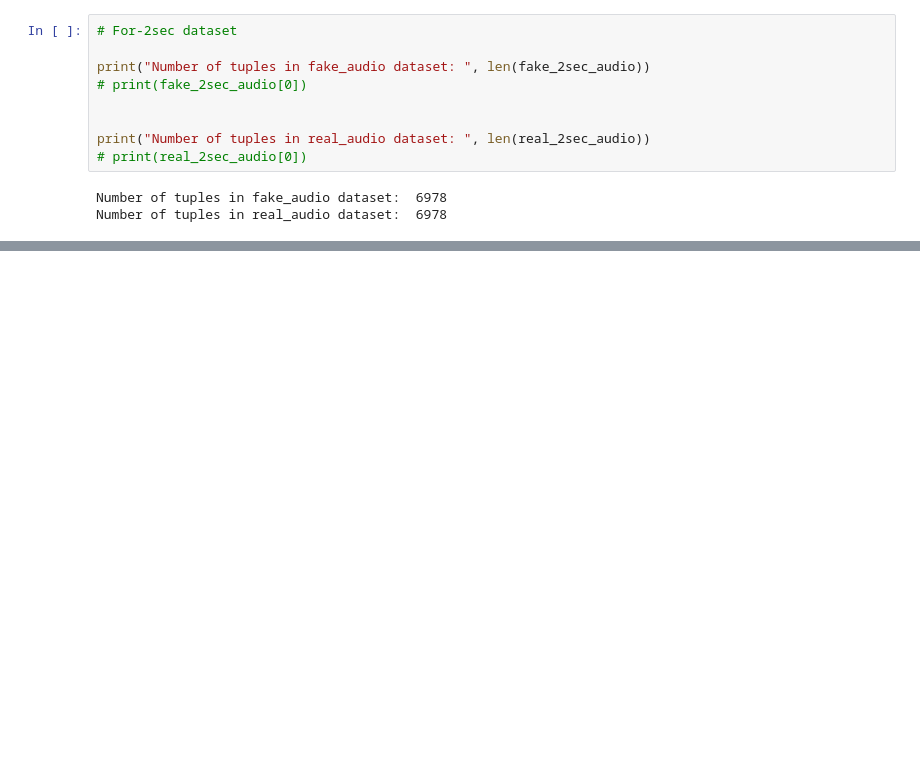
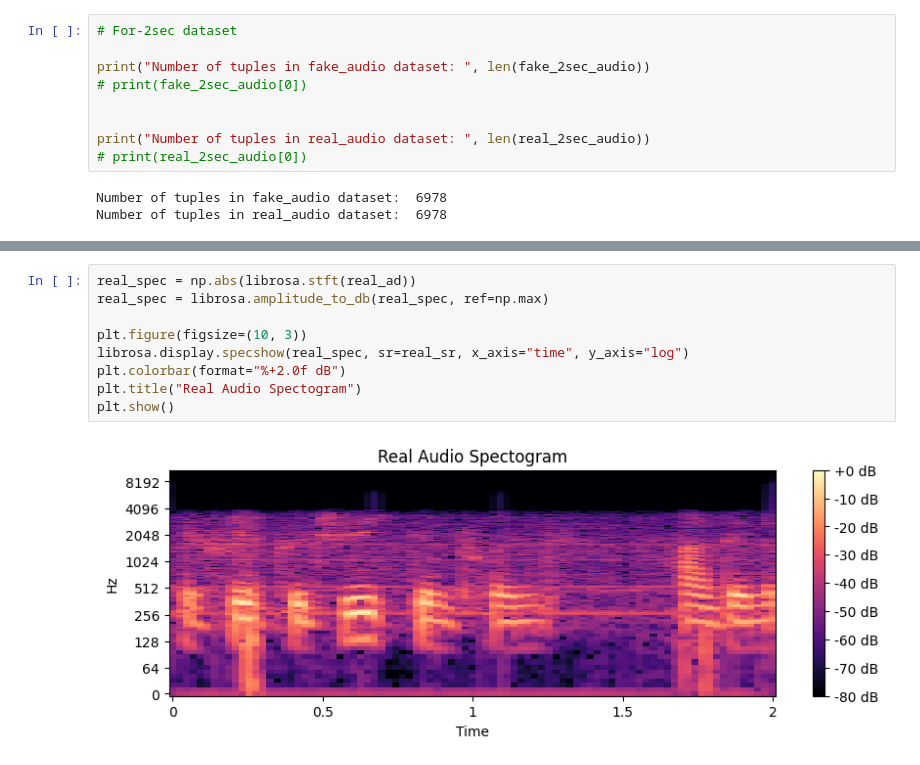
Before and after one commit to napstruck/NoFake, a Jupyter notebook: deepfakeaudiominorproject.ipynb, the cells around one changed output, grey strips where cells are left out. Cells and saved outputs as stored; diff of their text form; blank space fills up the shorter version.

```diff
--- a/deepfakeaudiominorproject.ipynb
+++ b/deepfakeaudiominorproject.ipynb
@@ -287,0 +318,11 @@ Number of tuples in real_audio dataset:  6978
+# %%
+real_spec = np.abs(librosa.stft(real_ad))
+real_spec = librosa.amplitude_to_db(real_spec, ref=np.max)
+
+plt.figure(figsize=(10, 3))
+librosa.display.specshow(real_spec, sr=real_sr, x_axis="time", y_axis="log")
+plt.colorbar(format="%+2.0f dB")
+plt.title("Real Audio Spectogram")
+plt.show()
+# %% [output]
+[figure, added]
```
Also changed, not shown: parts of 19 cells of this notebook.
